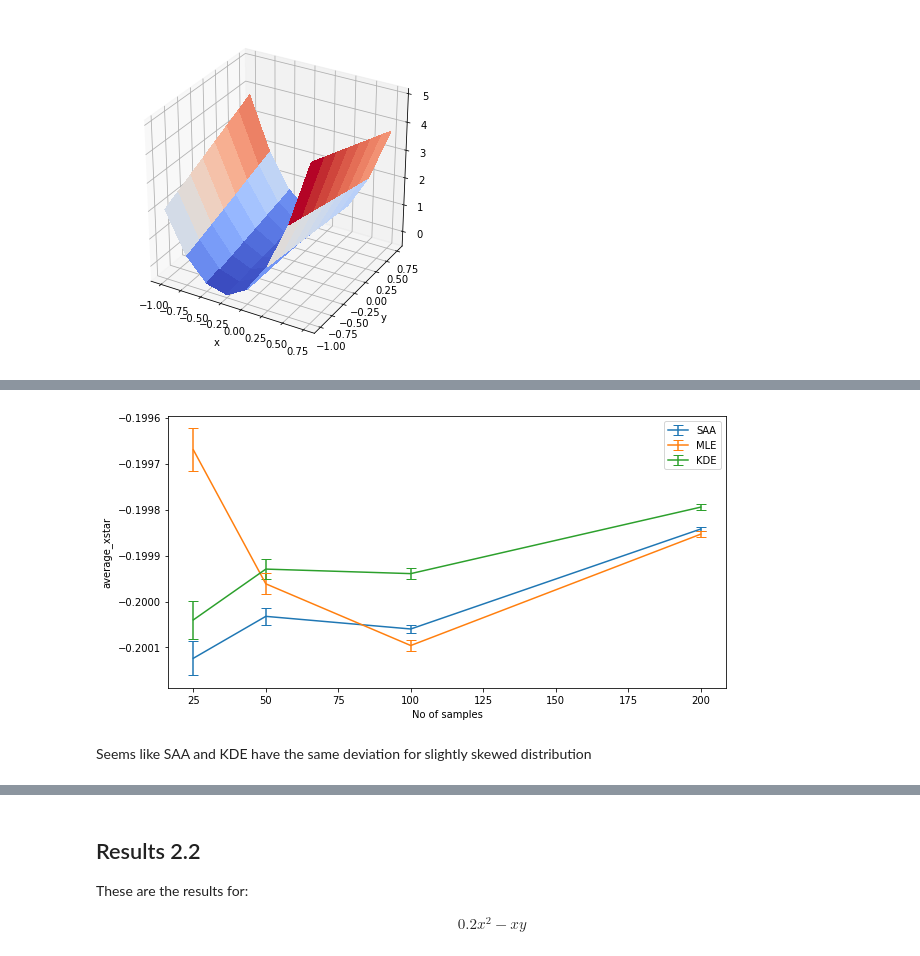
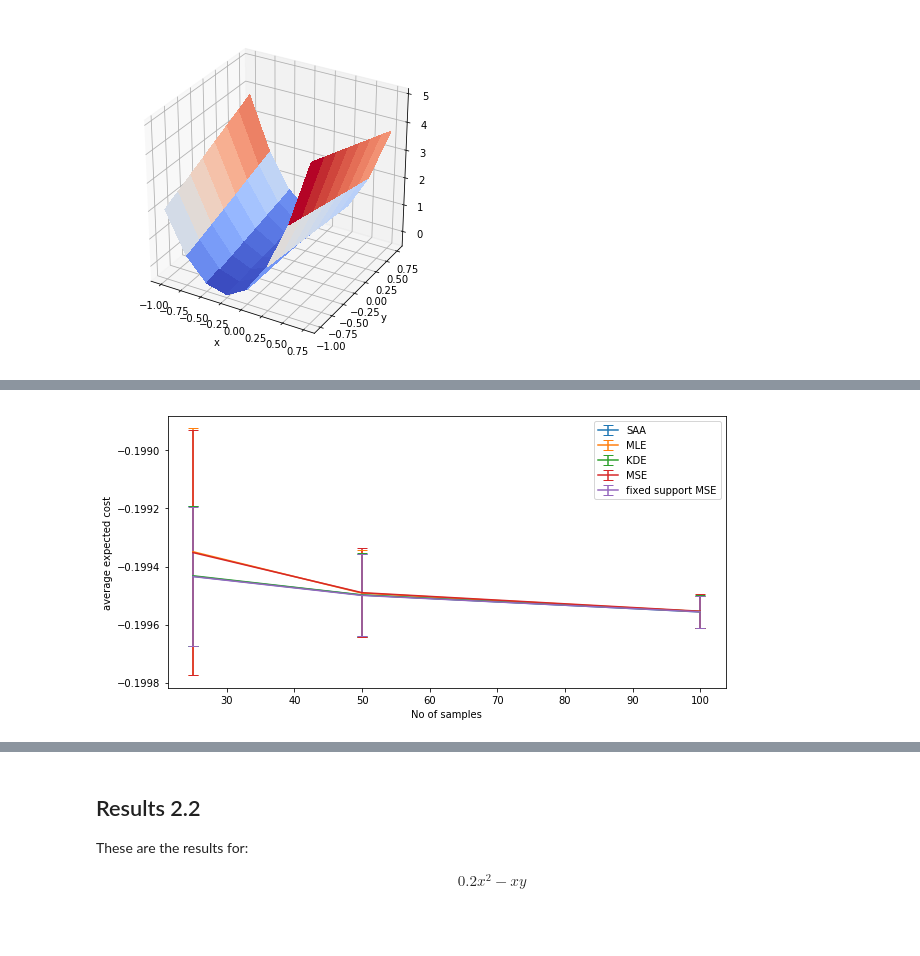
Before and after one commit to harrisonnguyen/stochastic_optimisation, a Jupyter notebook: MLE/investigating_different_beta_cost_functions.ipynb, the cells around one changed output, grey strips where cells are left out. Saved outputs shown, nothing was run; the diff lists cells and outputs as text; code cells hidden in the pictures; blank space fills up the shorter version.

```diff
--- a/MLE/investigating_different_beta_cost_functions.ipynb
+++ b/MLE/investigating_different_beta_cost_functions.ipynb
@@ -90,4 +96,0 @@ fit_beta(Y3,50,x,'mle',floc=-1,fscale=2)
-# %%
-fit_beta(Y4,50,x,'mle')
-fit_beta(Y4,50,x,'kde')
-fit_beta(Y4,50,x,'mle',floc=-1,fscale=2)
@@ -209,8 +240,7 @@ results2 = minimise_methods(Y2,f1_mean,N,n_iter)
-# %%
-plot_result(results2)
-# %% [output]
-[figure, removed]
-# %% [markdown]
-Seems like SAA and KDE have the same deviation for slightly skewed distribution
+# %%
+expected_cost2 = calculate_expected_cost(results2,Y2,f1)
+plot_result(expected_cost2)
+# %% [output]
+[figure, added]
 # %%
 results3 = minimise_methods(Y3,f1_mean,N,n_iter)
```
Also changed, not shown: parts of 44 cells of this notebook.
